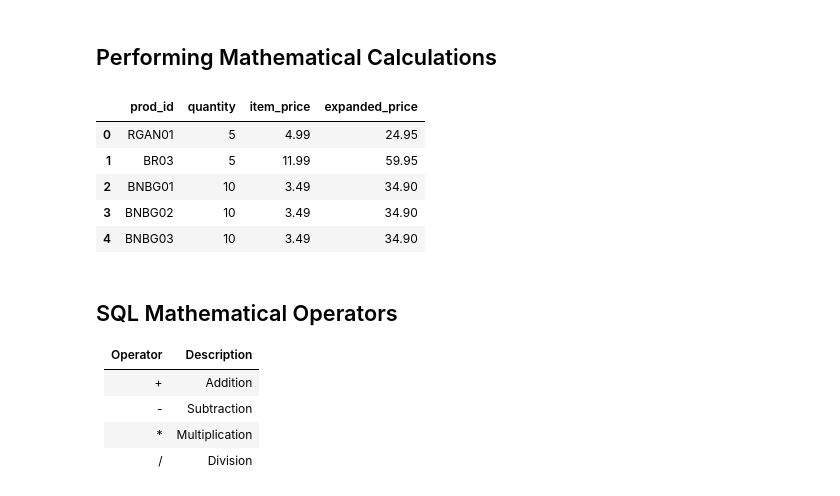
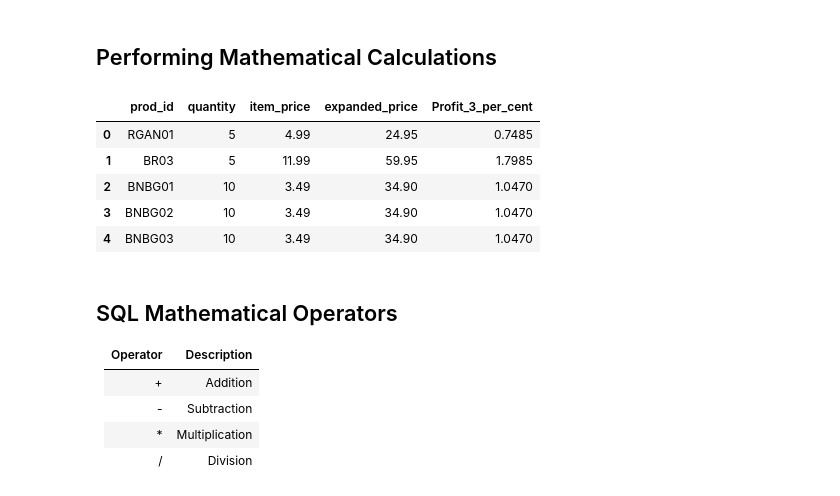
Before and after one commit to alinemati45/mysql_code_leetcode, a Jupyter notebook: Sams Teach Yourself SQL in 10 Minutes Fifth Edition Ben Forta.ipynb, the cells around one changed output. Saved outputs shown, nothing was run; the diff lists cells and outputs as text; code cells hidden in the pictures.

```diff
--- a/Sams Teach Yourself SQL in 10 Minutes Fifth Edition Ben Forta.ipynb
+++ b/Sams Teach Yourself SQL in 10 Minutes Fifth Edition Ben Forta.ipynb
@@ -486,7 +494,7 @@ def query(query):
         mySql_connector = mysql.connector.connect(
         host="localhost",
         user="root",
-        passwd="Yourpass",
+        passwd="We12501250@#%",
         database="teach_yourself_sql" , use_pure=True
         )
 
@@ -1287,17 +1350,21 @@ ORDER BY vend_name;
 # %%
 query('''
 SELECT prod_id, quantity, item_price,
-quantity*item_price AS expanded_price
+
+quantity * item_price AS expanded_price ,
+
+quantity * item_price  * 0.03 AS Profit_3_per_cent
+
 FROM OrderItems
 WHERE order_num = 20008;
 ''')
 # %% [output]
-|  | prod_id | quantity | item_price | expanded_price |
-| 0 | RGAN01 | 5 | 4.99 | 24.95 |
-| 1 | BR03 | 5 | 11.99 | 59.95 |
-| 2 | BNBG01 | 10 | 3.49 | 34.90 |
-| 3 | BNBG02 | 10 | 3.49 | 34.90 |
-| 4 | BNBG03 | 10 | 3.49 | 34.90 |
+|  | prod_id | quantity | item_price | expanded_price | Profit_3_per_cent |
+| 0 | RGAN01 | 5 | 4.99 | 24.95 | 0.7485 |
+| 1 | BR03 | 5 | 11.99 | 59.95 | 1.7985 |
+| 2 | BNBG01 | 10 | 3.49 | 34.90 | 1.0470 |
+| 3 | BNBG02 | 10 | 3.49 | 34.90 | 1.0470 |
+| 4 | BNBG03 | 10 | 3.49 | 34.90 | 1.0470 |
 # %% [markdown]
 ## SQL Mathematical Operators
 
```
Also changed, not shown: parts of 15 cells of this notebook.
